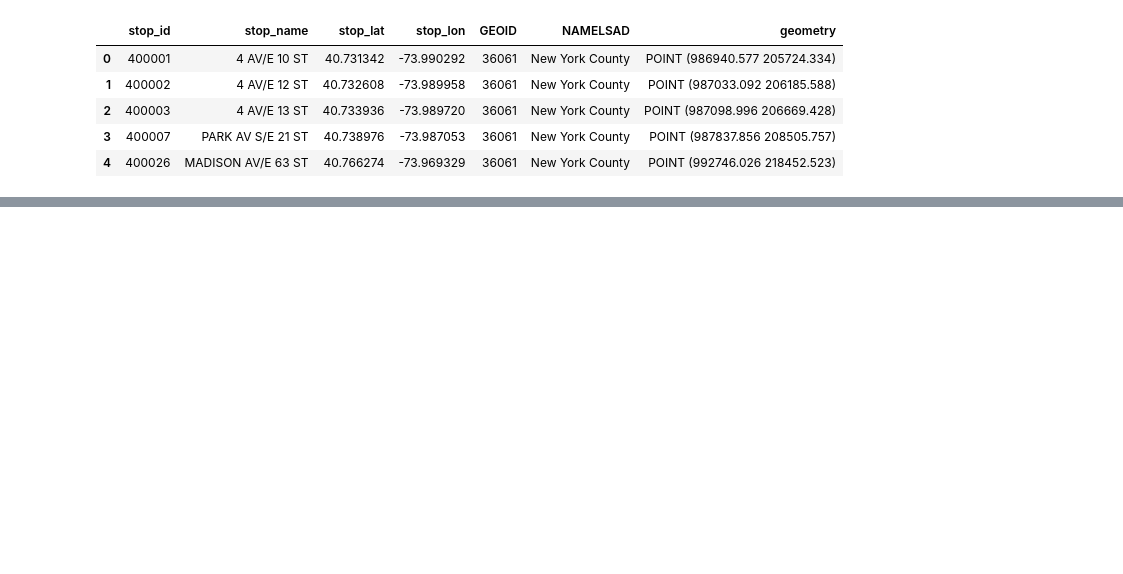
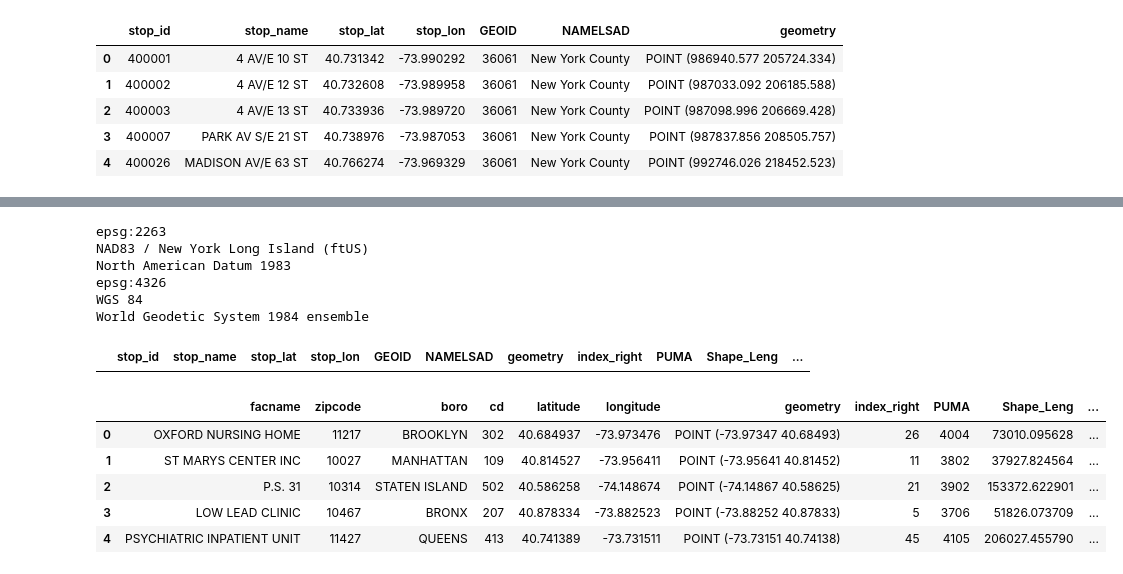
Before and after one commit to kirthi-b/QoL_NYC_Children, a Jupyter notebook: Access/Access.ipynb, the cells around one changed output, grey strips where cells are left out. Saved outputs shown, nothing was run; the diff lists cells and outputs as text; code cells hidden in the pictures; blank space fills up the shorter version.

```diff
--- a/Access/Access.ipynb
+++ b/Access/Access.ipynb
@@ -112,0 +106,3 @@ gdf.head()
+# %%
+health_gdf = health_gdf[["facname","zipcode","boro","cd","latitude","longitude","geometry"]]
+health_gdf.head()
@@ -112,0 +176,3 @@ gdf.head()
+# %%
+puma_gdf = gpd.read_file("/content/QoL_NYC_Children/Access/Data/PUMA", driver = "shapefile")
+puma_gdf.head()
@@ -112,0 +186,32 @@ gdf.head()
+# %%
+print (puma_gdf.crs)
+print (puma_gdf.crs.name)
+print (puma_gdf.crs.datum)
+puma_gdf = puma_gdf.to_crs(4326)
+print (puma_gdf.crs)
+print (puma_gdf.crs.name)
+print (puma_gdf.crs.datum)
+# %% [output]
+epsg:2263
+NAD83 / New York Long Island (ftUS)
+North American Datum 1983
+epsg:4326
+WGS 84
+World Geodetic System 1984 ensemble
+# %%
+bus_gdf = bus_gdf.sjoin(puma_gdf, how="left")
+bus_gdf = bus_gdf.dropna()
+bus_gdf.head()
+# %% [output]
+|  | stop_id | stop_name | stop_lat | stop_lon | GEOID | NAMELSAD | geometry | index_right | PUMA | Shape_Leng | ... |
+# %%
+health_gdf = health_gdf.sjoin(puma_gdf, how="left")
+health_gdf = health_gdf.dropna()
+health_gdf.head()
+# %% [output]
+|  | facname | zipcode | boro | cd | latitude | longitude | geometry | index_right | PUMA | Shape_Leng | ... |
+| 0 | OXFORD NURSING HOME | 11217 | BROOKLYN | 302 | 40.684937 | -73.973476 | POINT (-73.97347 40.68493) | 26 | 4004 | 73010.095628 | ... |
+| 1 | ST MARYS CENTER INC | 10027 | MANHATTAN | 109 | 40.814527 | -73.956411 | POINT (-73.95641 40.81452) | 11 | 3802 | 37927.824564 | ... |
+| 2 | P.S. 31 | 10314 | STATEN ISLAND | 502 | 40.586258 | -74.148674 | POINT (-74.14867 40.58625) | 21 | 3902 | 153372.622901 | ... |
+| 3 | LOW LEAD CLINIC | 10467 | BRONX | 207 | 40.878334 | -73.882523 | POINT (-73.88252 40.87833) | 5 | 3706 | 51826.073709 | ... |
+| 4 | PSYCHIATRIC INPATIENT UNIT | 11427 | QUEENS | 413 | 40.741389 | -73.731511 | POINT (-73.73151 40.74138) | 45 | 4105 | 206027.455790 | ... |
```
Also changed, not shown: parts of 24 cells of this notebook, 9 other files.
